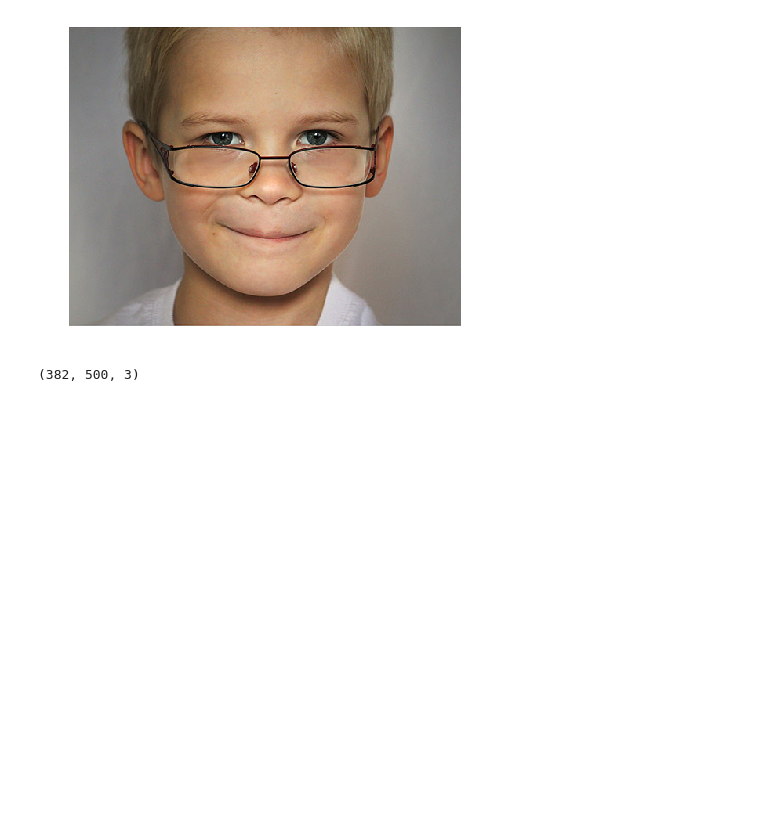
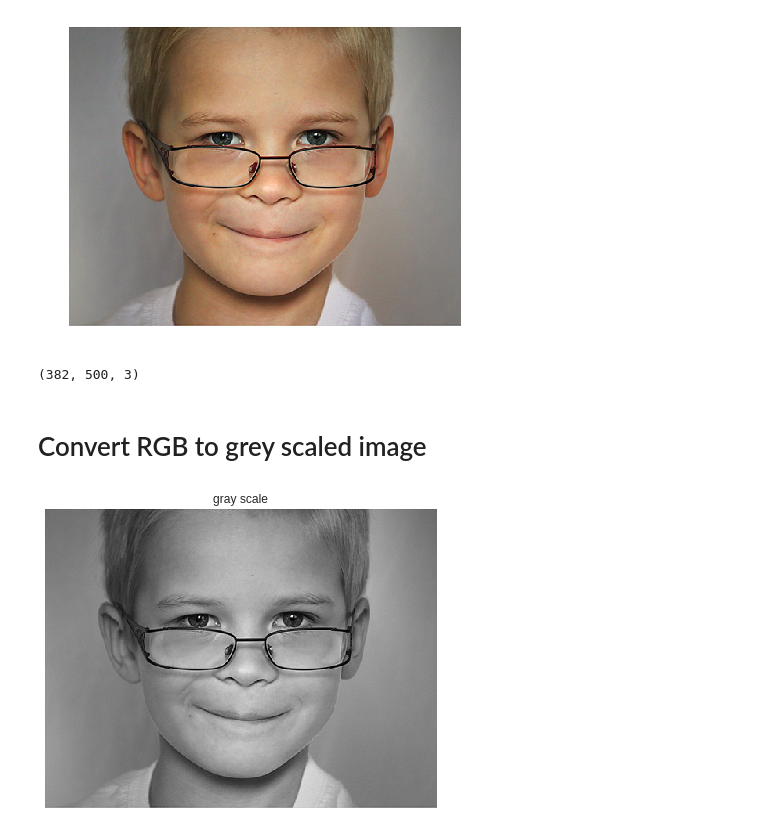
Before and after one commit to yomnabarakate21/Computer-vision-Course-assignments, a Jupyter notebook: assignm_1.ipynb, the cells around one changed output. Drawn from its saved outputs; the diff is of its cells as text; code cells hidden in the pictures; blank space fills up the shorter version.

Commit message:
Grey scaled image generated

```diff
--- a/assignm_1.ipynb
+++ b/assignm_1.ipynb
@@ -43,3 +43,12 @@ print(rgb_img.shape)
 # %% [output]
 [figure]
 (382, 500, 3)
+# %% [markdown]
+# Convert RGB to grey scaled image
+# %%
+gray_img=cv2.cvtColor(rgb_img,cv2.COLOR_RGB2GRAY);
+#plt.subplot(221),plt.imshow(rgb_img),plt.title('Original'),plt.xticks([]), plt.yticks([])
+plt.imshow(gray_img,cmap="gray"),plt.title('gray scale'),plt.xticks([]), plt.yticks([])
+plt.show()
+# %% [output]
+[figure, added]
```
